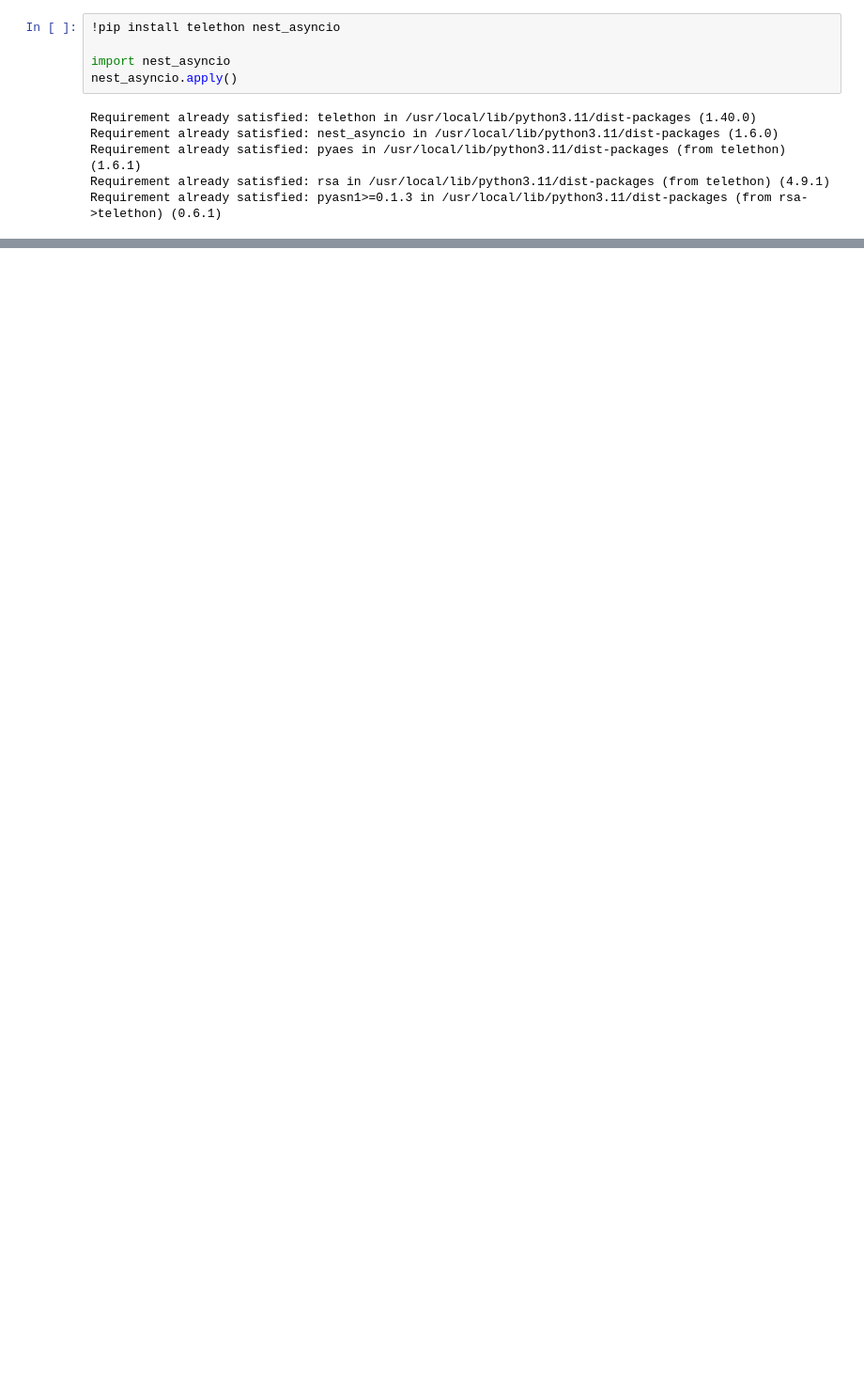
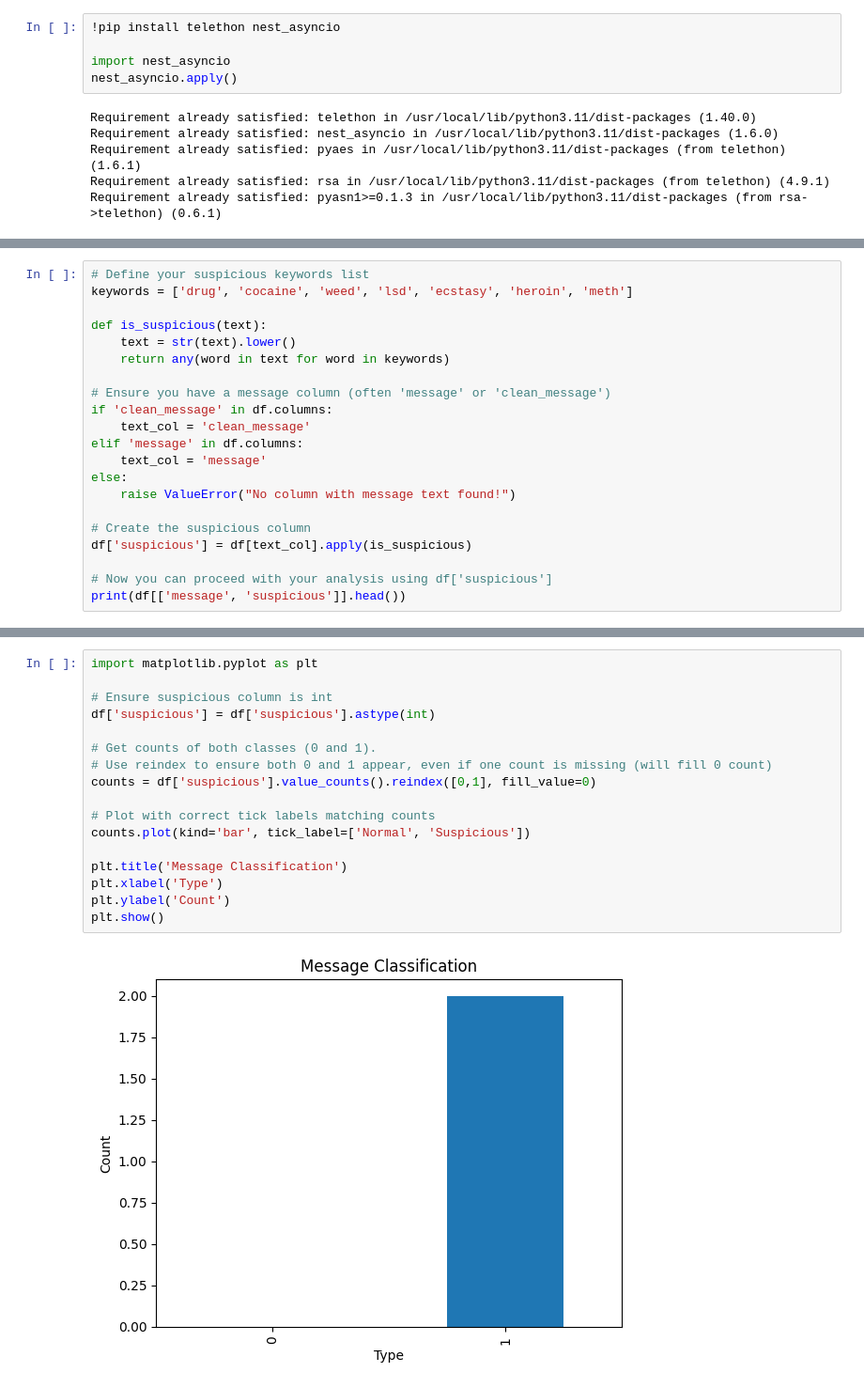
Before and after one commit to Samridhi0705/MajorProject, a Jupyter notebook: mp.ipynb, the cells around one changed output, grey strips where cells are left out. Shown: that part at 94% size. Drawn from its saved outputs; the diff is of its cells as text; blank space fills up the shorter version.

```diff
--- a/mp.ipynb
+++ b/mp.ipynb
@@ -62,0 +83,21 @@ New message from 8432945463 at 2025-07-28 16:55:39: hellooozzz
+# %%
+# Define your suspicious keywords list
+keywords = ['drug', 'cocaine', 'weed', 'lsd', 'ecstasy', 'heroin', 'meth']
+
+def is_suspicious(text):
+    text = str(text).lower()
+    return any(word in text for word in keywords)
+
+# Ensure you have a message column (often 'message' or 'clean_message')
+if 'clean_message' in df.columns:
+    text_col = 'clean_message'
+elif 'message' in df.columns:
+    text_col = 'message'
+else:
+    raise ValueError("No column with message text found!")
+
+# Create the suspicious column
+df['suspicious'] = df[text_col].apply(is_suspicious)
+
+# Now you can proceed with your analysis using df['suspicious']
+print(df[['message', 'suspicious']].head())
@@ -62,0 +114,19 @@ New message from 8432945463 at 2025-07-28 16:55:39: hellooozzz
+# %%
+import matplotlib.pyplot as plt
+
+# Ensure suspicious column is int
+df['suspicious'] = df['suspicious'].astype(int)
+
+# Get counts of both classes (0 and 1).
+# Use reindex to ensure both 0 and 1 appear, even if one count is missing (will fill 0 count)
+counts = df['suspicious'].value_counts().reindex([0,1], fill_value=0)
+
+# Plot with correct tick labels matching counts
+counts.plot(kind='bar', tick_label=['Normal', 'Suspicious'])
+
+plt.title('Message Classification')
+plt.xlabel('Type')
+plt.ylabel('Count')
+plt.show()
+# %% [output]
+[figure, added]
```
Also changed, not shown: parts of 18 cells of this notebook.
